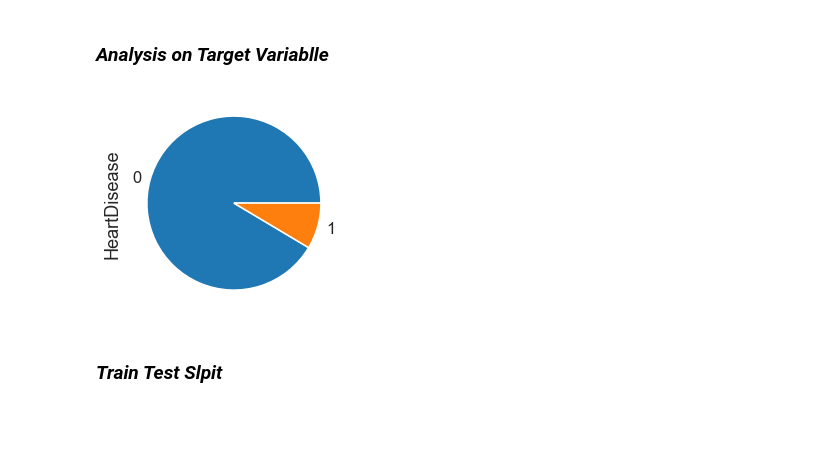
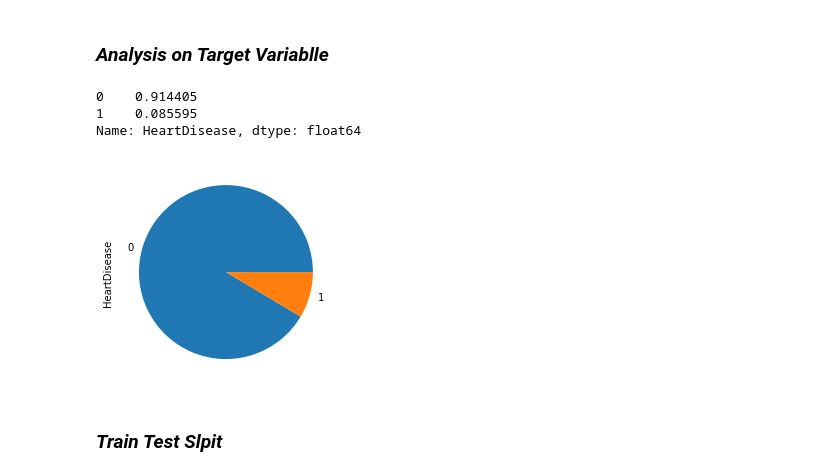
Before and after one commit to Hrithik2212/IBM-Machine-Learning-Course, a Jupyter notebook: Supervised Learning - Classification/Course Project/heart_disease_prediction.ipynb, the cells around one changed output. Cells and saved outputs as stored; diff of their text form; code cells hidden in the pictures; blank space fills up the shorter version.

```diff
--- a/Supervised Learning - Classification/Course Project/heart_disease_prediction.ipynb
+++ b/Supervised Learning - Classification/Course Project/heart_disease_prediction.ipynb
@@ -179,9 +179,13 @@ abs(data.corr()['HeartDisease']).sort_values()[:-1].plot.barh()
 ### *Analysis on Target Variablle*
 # %%
 ax=data['HeartDisease'].value_counts(normalize=True).plot(kind='pie')
+data['HeartDisease'].value_counts(normalize=True)
 # We can see that the target variable is skewed and thus we will have to use stratified shuffle split
 # %% [output]
+0    0.914405
+1    0.085595
+Name: HeartDisease, dtype: float64
-[figure, old version]
+[figure, new version]
 # %% [markdown]
 ### *Train Test Slpit*
 # %%
```
Also changed, not shown: parts of 4 cells of this notebook.
